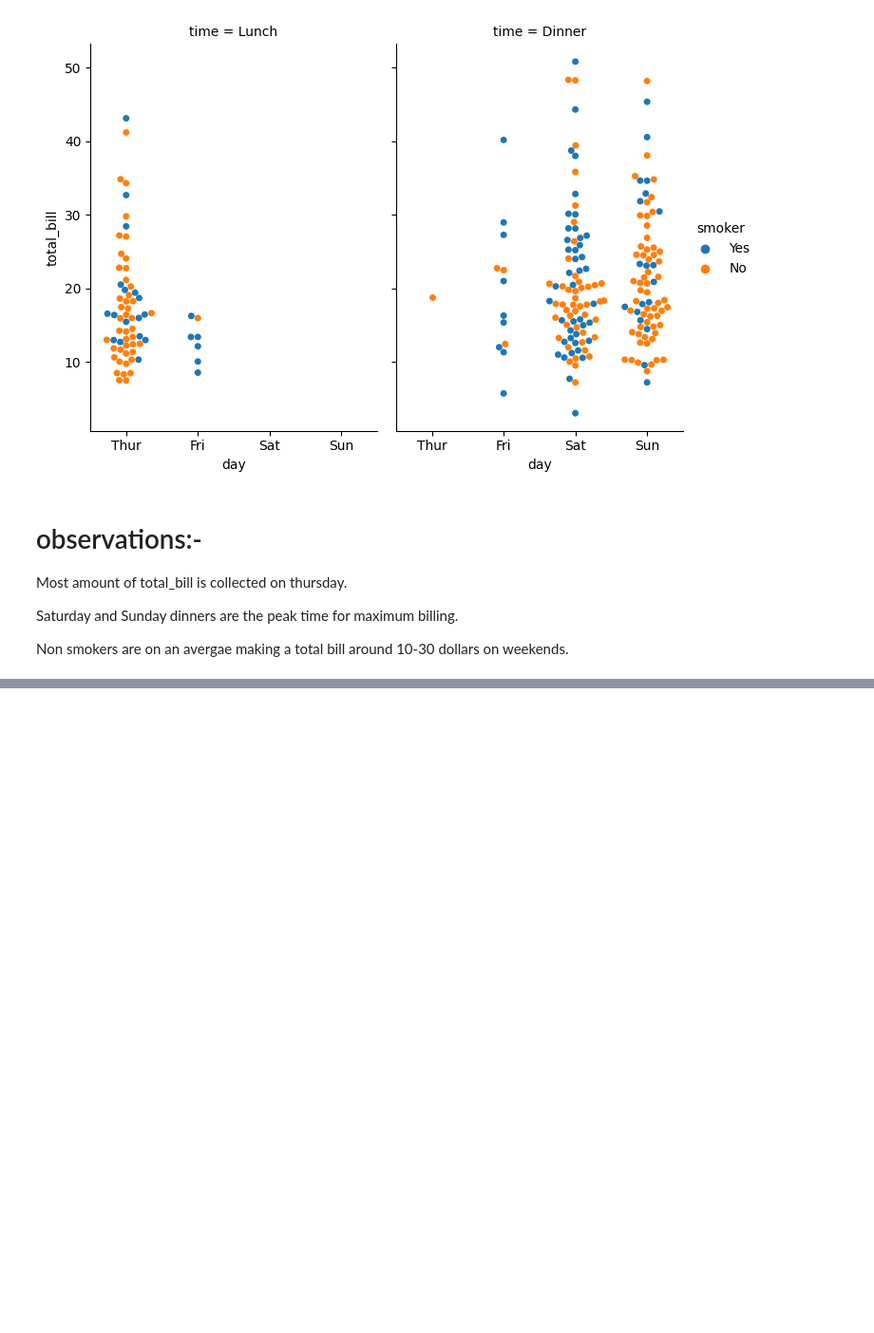
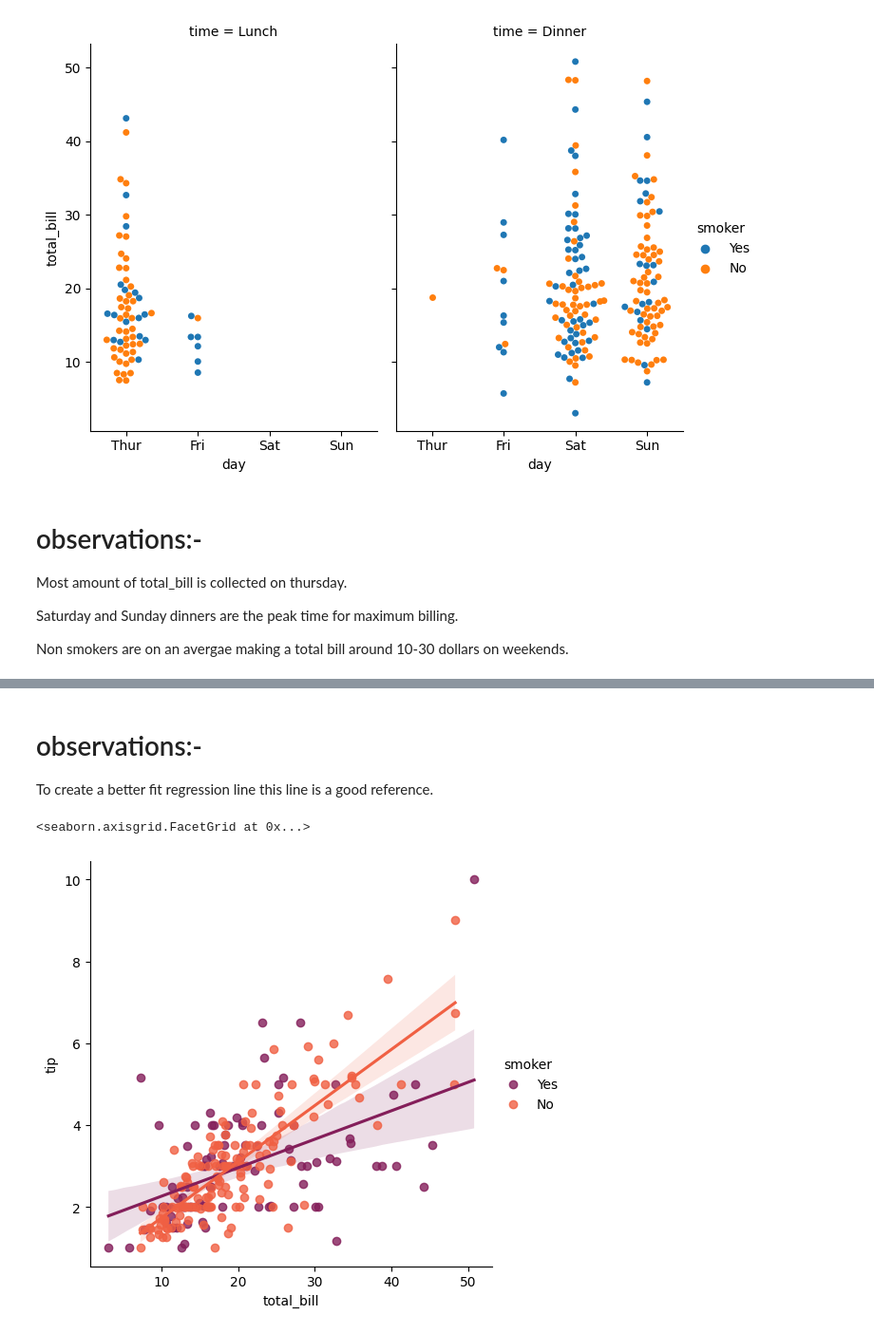
Before and after one commit to Naaahush/VsCode, a Jupyter notebook: Chirantan sns lecture.ipynb, the cells around one changed output, grey strips where cells are left out. Shown: that part at 95% size. Drawn from its saved outputs; the diff is of its cells as text; code cells hidden in the pictures; blank space fills up the shorter version.

```diff
--- a/Chirantan sns lecture.ipynb
+++ b/Chirantan sns lecture.ipynb
@@ -296,0 +302,9 @@ Non smokers are on an avergae making a total bill around 10-30 dollars on weeken
+# %% [markdown]
+# observations:-
+
+To create a better fit regression line this line is a good reference.
+# %%
+sns.lmplot(tips,x="total_bill", y="tip",hue='smoker', x_jitter=.05,palette='rocket')
+# %% [output]
+<seaborn.axisgrid.FacetGrid at 0x...>
+[figure, added]
```
Also changed, not shown: parts of 2 cells of this notebook.
